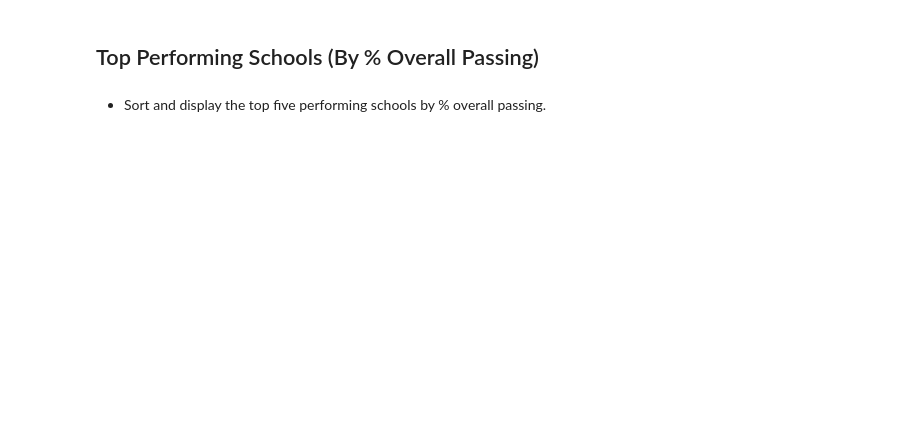
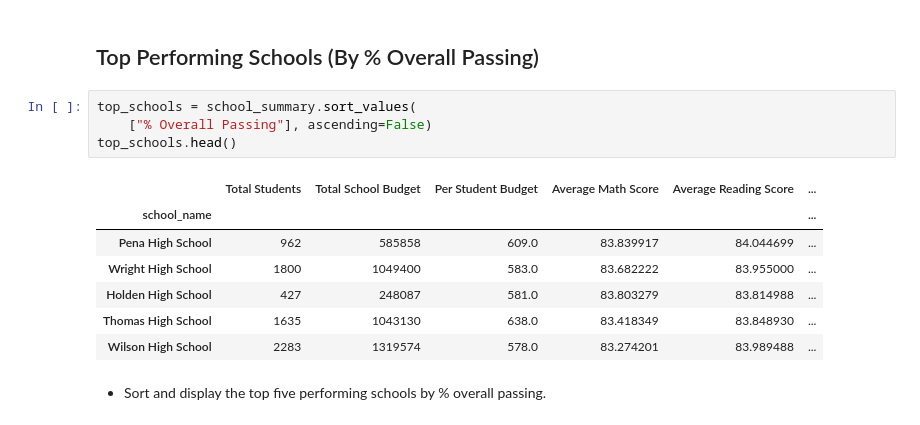
Before and after one commit to pfeliciano1/Pandas-challenge, a Jupyter notebook: PyCitySchools/PyCitySchools_starter.ipynb, the cells around one changed output. Drawn from its saved outputs; the diff is of its cells as text; blank space fills up the shorter version.

```diff
--- a/PyCitySchools/PyCitySchools_starter.ipynb
+++ b/PyCitySchools/PyCitySchools_starter.ipynb
@@ -342,4 +378,16 @@ school_summary_df
 # %% [markdown]
 ## Top Performing Schools (By % Overall Passing)
+# %%
+top_schools = school_summary.sort_values(
+    ["% Overall Passing"], ascending=False)
+top_schools.head()
+# %% [output]
+|  | Total Students | Total School Budget | Per Student Budget | Average Math Score | Average Reading Score | ... |
+| school_name |  |  |  |  |  | ... |
+| Pena High School | 962 | 585858 | 609.0 | 83.839917 | 84.044699 | ... |
+| Wright High School | 1800 | 1049400 | 583.0 | 83.682222 | 83.955000 | ... |
+| Holden High School | 427 | 248087 | 581.0 | 83.803279 | 83.814988 | ... |
+| Thomas High School | 1635 | 1043130 | 638.0 | 83.418349 | 83.848930 | ... |
+| Wilson High School | 2283 | 1319574 | 578.0 | 83.274201 | 83.989488 | ... |
 # %% [markdown]
 * Sort and display the top five performing schools by % overall passing.
```
Also changed, not shown: parts of 11 cells of this notebook.
